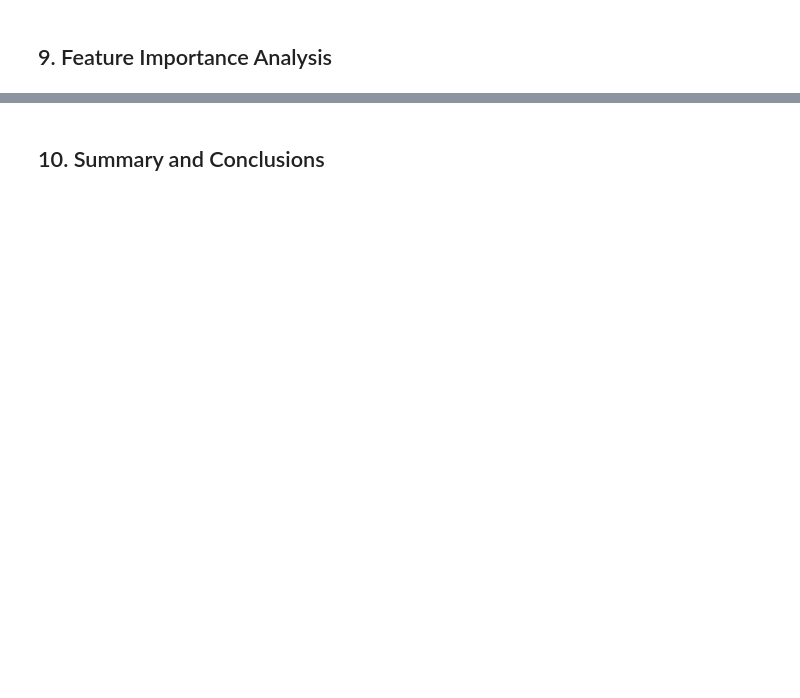
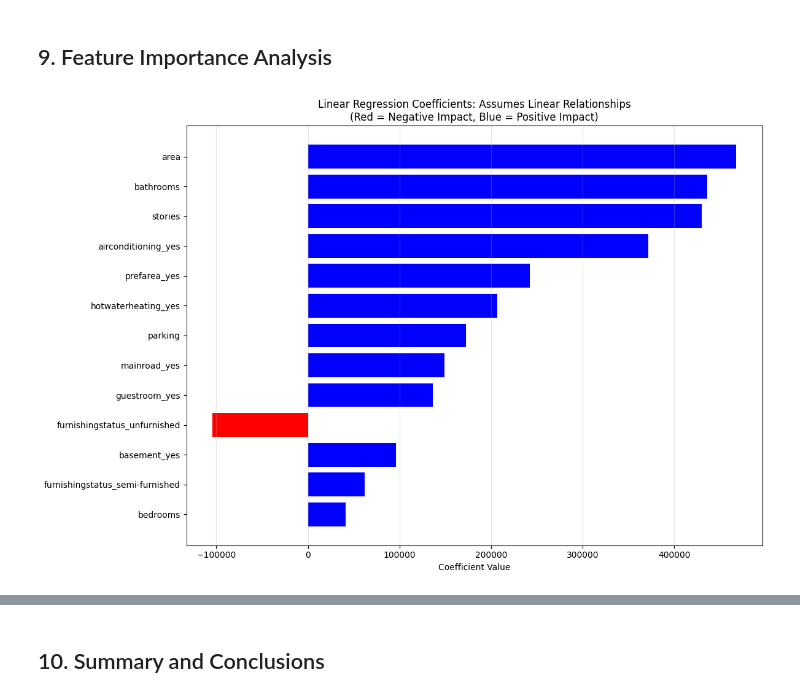
Before and after one commit to mikeshuh/AgenticAI4Bus, a Jupyter notebook: ml_basics/part1.ipynb, the cells around one changed output, grey strips where cells are left out. Saved outputs shown, nothing was run; the diff lists cells and outputs as text; code cells hidden in the pictures; blank space fills up the shorter version.

```diff
--- a/ml_basics/part1.ipynb
+++ b/ml_basics/part1.ipynb
@@ -393,47 +454,31 @@ plt.show()
 # %% [markdown]
 ## 9. Feature Importance Analysis
 # %%
-# Feature importance (works for RF and XGBoost)
-if best_model_name in ['Random Forest', 'XGBoost']:
-    feature_importance = pd.DataFrame({
-        'feature': X.columns,
-        'importance': best_model.feature_importances_
-    }).sort_values('importance', ascending=False)
+# Linear regression coefficient analysis
+coef_df = pd.DataFrame({
+    'feature': X.columns,
+    'coefficient': lr_model.coef_
+})
+coef_df['abs_coefficient'] = abs(coef_df['coefficient'])
+coef_df = coef_df.sort_values('abs_coefficient', ascending=False)
 
-    plt.figure(figsize=(10, 8))
-    top_15_features = feature_importance.head(15)
-    plt.barh(range(len(top_15_features)), top_15_features['importance'])
-    plt.yticks(range(len(top_15_features)), top_15_features['feature'])
-    plt.xlabel('Feature Importance')
-    plt.title(f'{best_model_name}: Top 15 Most Important Features')
-    plt.gca().invert_yaxis()
-    plt.grid(axis='x', alpha=0.3)
-    plt.tight_layout()
-    plt.show()
+plt.figure(figsize=(12, 8))
+top_15_coef = coef_df.head(15)
+colors = ['red' if x < 0 else 'blue' for x in top_15_coef['coefficient']]
+plt.barh(range(len(top_15_coef)), top_15_coef['coefficient'], color=colors)
+plt.yticks(range(len(top_15_coef)), top_15_coef['feature'])
+plt.xlabel('Coefficient Value')
+plt.title('Linear Regression Coefficients: Assumes Linear Relationships\n(Red = Negative Impact, Blue = Positive Impact)')
+plt.gca().invert_yaxis()
+plt.grid(axis='x', alpha=0.3)
+plt.tight_layout()
+plt.show()
 
-    print("Top 10 Most Important Features:")
-    print(feature_importance.head(10))
+print("Top 10 Features by Coefficient Magnitude:")
+print(coef_df.head(10).round(2))
 
-elif best_model_name == 'Linear Regression':
-    # For linear regression, show coefficients
-    coef_df = pd.DataFrame({
-        'feature': X.columns,
-        'coefficient': lr_model.coef_
-    })
-    coef_df['abs_coefficient'] = abs(coef_df['coefficient'])
-    coef_df = coef_df.sort_values('abs_coefficient', ascending=False)
-
-    plt.figure(figsize=(10, 8))
-    top_15_coef = coef_df.head(15)
-    colors = ['red' if x < 0 else 'blue' for x in top_15_coef['coefficient']]
-    plt.barh(range(len(top_15_coef)), top_15_coef['coefficient'], color=colors)
-    plt.yticks(range(len(top_15_coef)), top_15_coef['feature'])
-    plt.xlabel('Coefficient Value')
-    plt.title('Linear Regression: Top 15 Feature Coefficients')
-    plt.gca().invert_yaxis()
-    plt.grid(axis='x', alpha=0.3)
-    plt.tight_layout()
-    plt.show()
-
-    print("Top 10 Features by Absolute Coefficient:")
-    print(coef_df.head(10))
+# Use correlation analysis from earlier cell to avoid recalculation
+print(f"\n=== FEATURE CORRELATION WITH PRICE ===")
+print(correlations.head(10).round(4))
+# %% [output]
+[figure, added]
```
Also changed, not shown: parts of 37 cells of this notebook.
